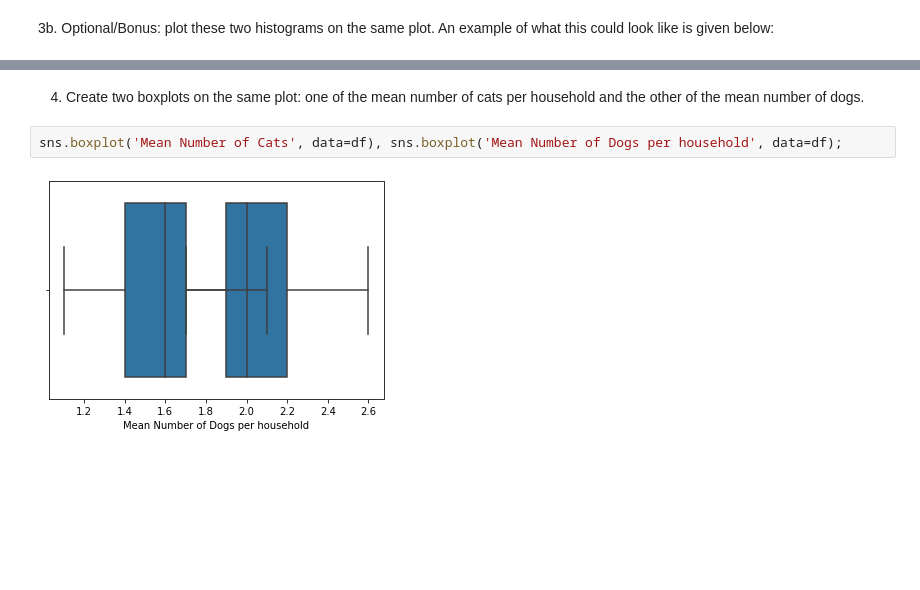
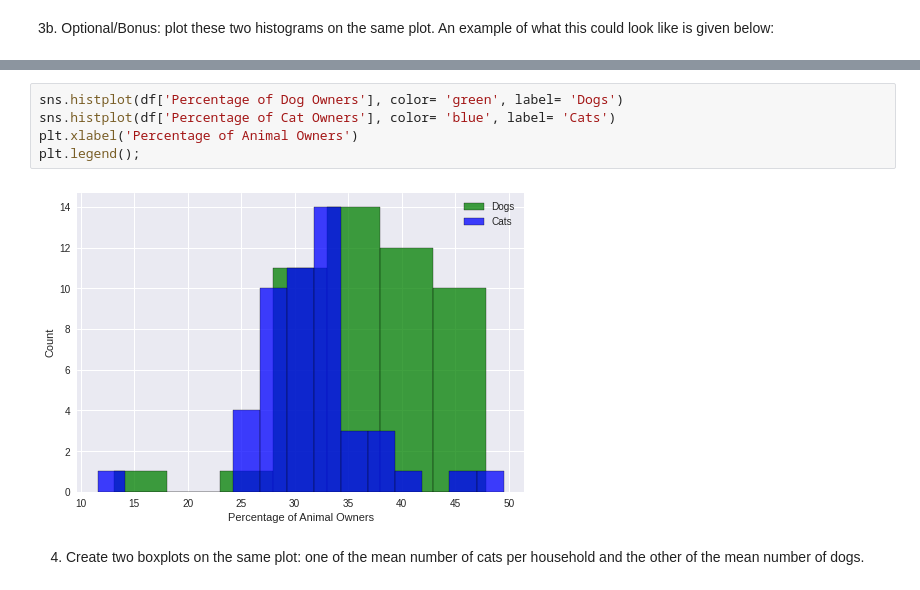
Before and after one commit to PaletteofDesign/histograms-boxplots-exercise, a Jupyter notebook: histograms_&_boxplots_exercise_.ipynb, the cells around one changed output, grey strips where cells are left out. Saved outputs shown, nothing was run; the diff lists cells and outputs as text; blank space fills up the shorter version.

```diff
--- a/histograms_&_boxplots_exercise_.ipynb
+++ b/histograms_&_boxplots_exercise_.ipynb
@@ -44,6 +59,9 @@ df['Percentage of Cat Owners'].hist(bins=30, edgecolor='black', rwidth=0.7), df[
+# %%
+sns.histplot(df['Percentage of Dog Owners'], color= 'green', label= 'Dogs')
+sns.histplot(df['Percentage of Cat Owners'], color= 'blue', label= 'Cats')
+plt.xlabel('Percentage of Animal Owners')
+plt.legend();
+# %% [output]
+[figure, added]
 # %% [markdown]
 4. Create two boxplots on the same plot: one of the mean number of cats per household and the other of the mean number of dogs.
-# %%
-sns.boxplot('Mean Number of Cats', data=df), sns.boxplot('Mean Number of Dogs per household', data=df);
-# %% [output]
-[figure, removed]
```
Also changed, not shown: parts of 6 cells of this notebook.
